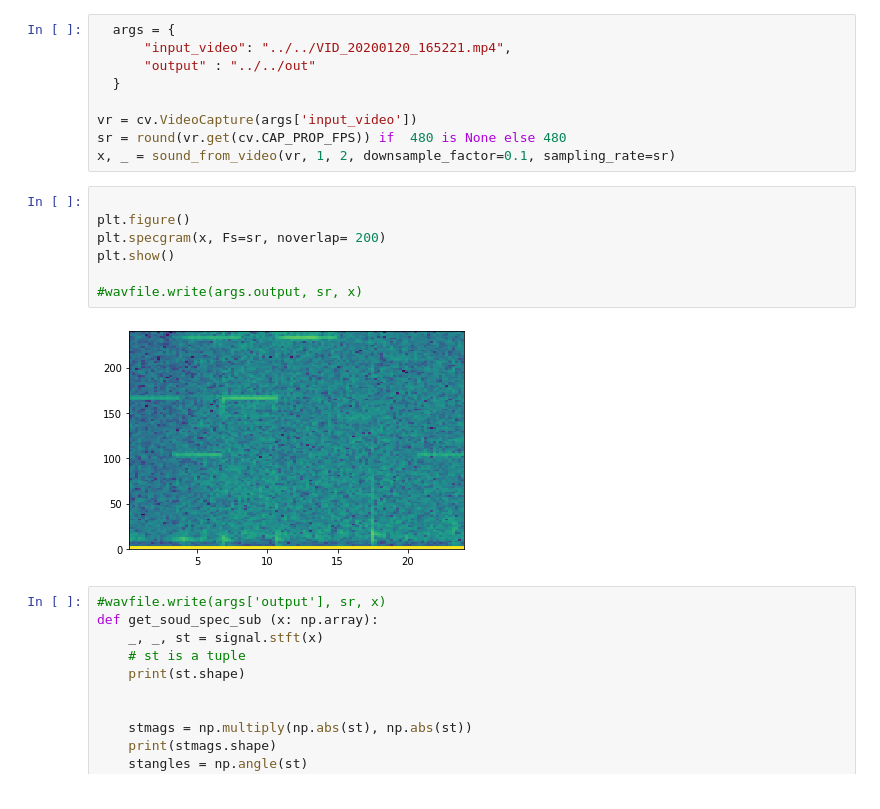
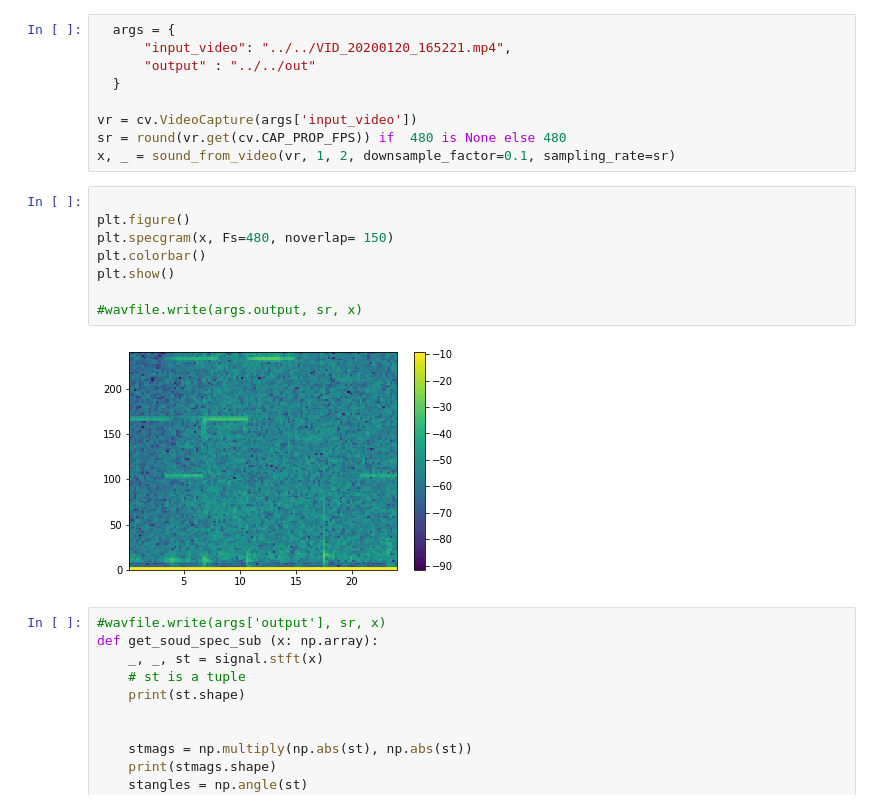
Before and after one commit to dsforza96/visual-mic, a Jupyter notebook: code/notebook.ipynb, the cells around one changed output. Drawn from its saved outputs; the diff is of its cells as text.

```diff
--- a/code/notebook.ipynb
+++ b/code/notebook.ipynb
@@ -20,12 +20,13 @@ x, _ = sound_from_video(vr, 1, 2, downsample_factor=0.1, sampling_rate=sr)
 # %%
 
 plt.figure()
-plt.specgram(x, Fs=sr, noverlap= 200)
+plt.specgram(x, Fs=480, noverlap= 150)
+plt.colorbar()
 plt.show()
 
 #wavfile.write(args.output, sr, x)
 # %% [output]
-[figure, old version]
+[figure, new version]
 # %%
 #wavfile.write(args['output'], sr, x)
 def get_soud_spec_sub (x: np.array):
```
Also changed, not shown: parts of 1 cell of this notebook.
